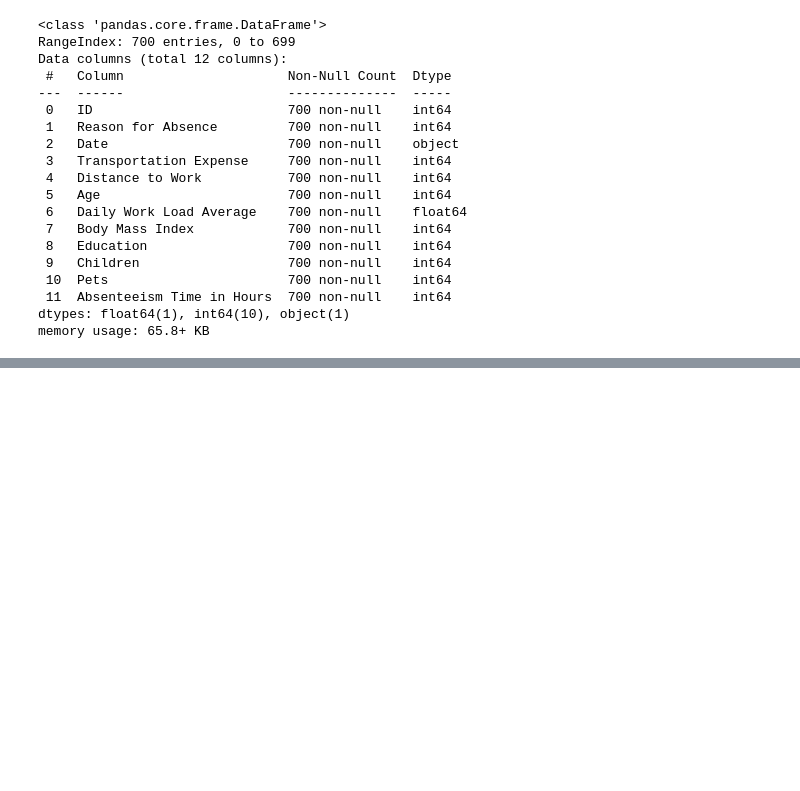
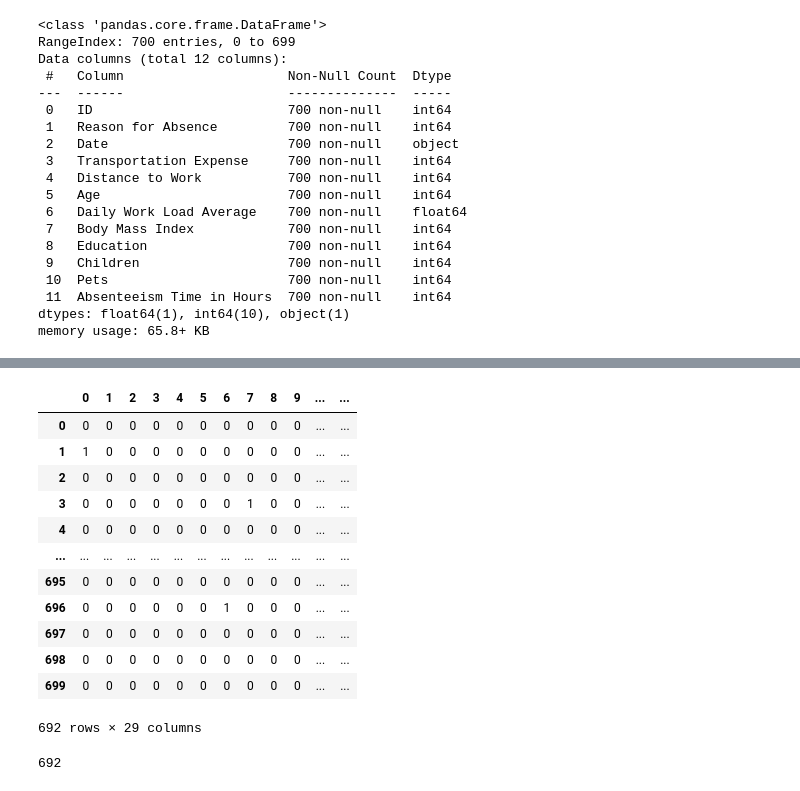
Before and after one commit to delidji88/Data-Analyst-Project, a Jupyter notebook: 1. Absenteeism/absenteeism.ipynb, the cells around one changed output, grey strips where cells are left out. Drawn from its saved outputs; the diff is of its cells as text; code cells hidden in the pictures; blank space fills up the shorter version.

```diff
--- a/1. Absenteeism/absenteeism.ipynb
+++ b/1. Absenteeism/absenteeism.ipynb
@@ -67,0 +301,21 @@ memory usage: 65.8+ KB
+# %%
+reason["Check"] = reason.sum(axis=1)
+reason
+# %% [output]
+|  | 0 | 1 | 2 | 3 | 4 | 5 | 6 | 7 | 8 | 9 | ... | ... |
+| 0 | 0 | 0 | 0 | 0 | 0 | 0 | 0 | 0 | 0 | 0 | ... | ... |
+| 1 | 1 | 0 | 0 | 0 | 0 | 0 | 0 | 0 | 0 | 0 | ... | ... |
+| 2 | 0 | 0 | 0 | 0 | 0 | 0 | 0 | 0 | 0 | 0 | ... | ... |
+| 3 | 0 | 0 | 0 | 0 | 0 | 0 | 0 | 1 | 0 | 0 | ... | ... |
+| 4 | 0 | 0 | 0 | 0 | 0 | 0 | 0 | 0 | 0 | 0 | ... | ... |
+| ... | ... | ... | ... | ... | ... | ... | ... | ... | ... | ... | ... | ... |
+| 695 | 0 | 0 | 0 | 0 | 0 | 0 | 0 | 0 | 0 | 0 | ... | ... |
+| 696 | 0 | 0 | 0 | 0 | 0 | 0 | 1 | 0 | 0 | 0 | ... | ... |
+| 697 | 0 | 0 | 0 | 0 | 0 | 0 | 0 | 0 | 0 | 0 | ... | ... |
+| 698 | 0 | 0 | 0 | 0 | 0 | 0 | 0 | 0 | 0 | 0 | ... | ... |
+| 699 | 0 | 0 | 0 | 0 | 0 | 0 | 0 | 0 | 0 | 0 | ... | ... |
+692 rows × 29 columns
+# %%
+reason["Check"].sum(axis=0)
+# %% [output]
+692
```
Also changed, not shown: parts of 32 cells of this notebook, 1 other file.
